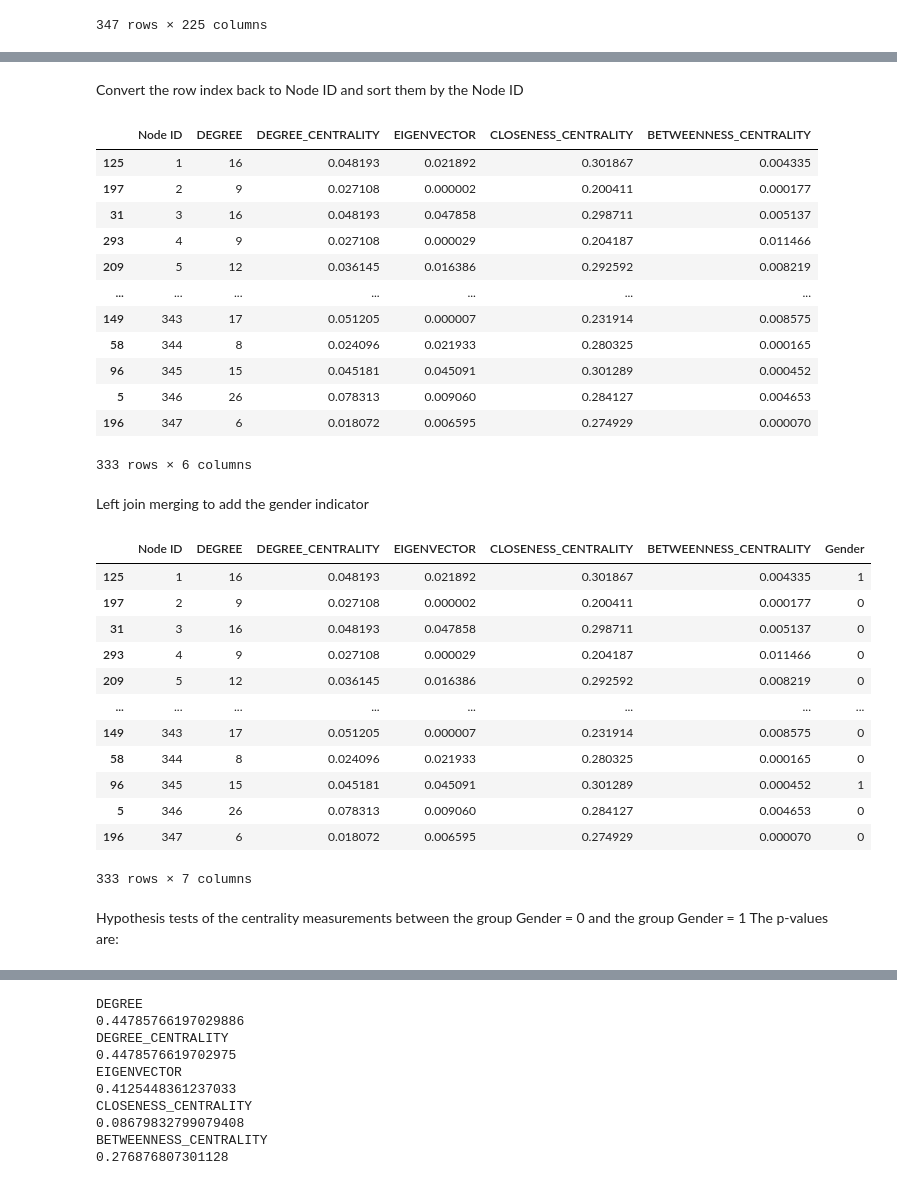
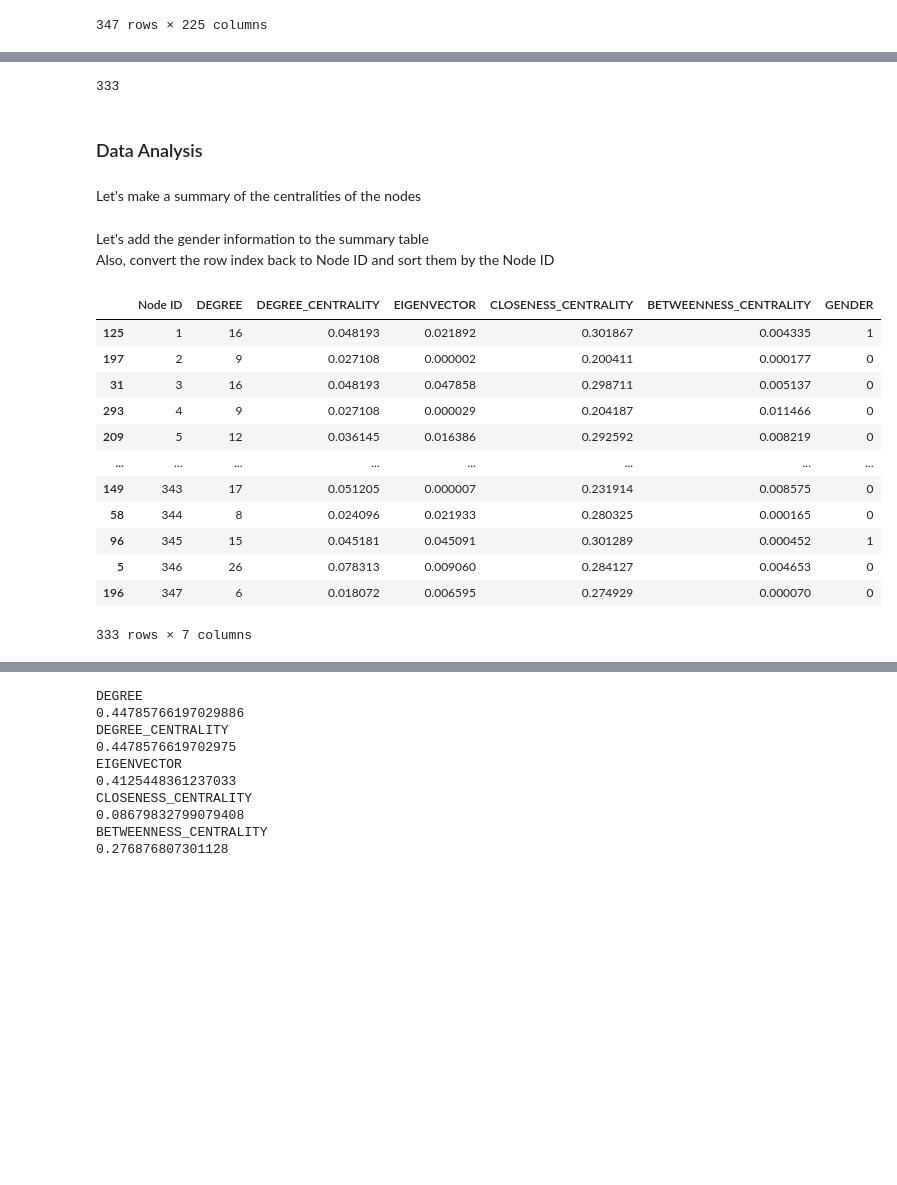
Before and after one commit to SamReeves/web_analytics, a Jupyter notebook: project 1/Project 1.ipynb, the cells around one changed output, grey strips where cells are left out. Drawn from its saved outputs; the diff is of its cells as text; code cells hidden in the pictures; blank space fills up the shorter version.

```diff
--- a/project 1/Project 1.ipynb
+++ b/project 1/Project 1.ipynb
@@ -62,8 +97,5 @@ Since the two gender features are mutually exclusive. We will only need to use 1
 # %%
 feature_gender = feature_full[[0,78]]
-
-feature_gender.columns = ['Node ID','Gender']
-
-feature_gender['Node ID'] = [int(i) for i in feature_gender['Node ID']]
-feature_gender['Gender'] = [int(i) for i in feature_gender['Gender']]
-feature_gender
+feature_gender[0] = [int(i) for i in feature_gender[0]]
+feature_gender[78] = [int(i) for i in feature_gender[78]]
+feature_gender = dict(zip(feature_gender[0], feature_gender[78]))
@@ -89,0 +112,3 @@ Run summary
+# %%
+for node in g.nodes:
+    g.nodes[node]['Gender'] = feature_gender[int(node)]
@@ -90,52 +117,43 @@ Run summary
+# %%
+nx.number_of_nodes(g)
+# %% [output]
+333
+# %% [markdown]
+### Data Analysis
+# %% [markdown]
+Let's make a summary of the centralities of the nodes
 # %%
 summarys = pd.DataFrame(dict(
     DEGREE = dict(g.degree),
     DEGREE_CENTRALITY = nx.degree_centrality(g),
     EIGENVECTOR = nx.eigenvector_centrality(g),
     CLOSENESS_CENTRALITY = nx.closeness_centrality(g),
-    BETWEENNESS_CENTRALITY = nx.betweenness_centrality(g),
+    BETWEENNESS_CENTRALITY = nx.betweenness_centrality(g)
 ))
+#code used is from
+#https://stackoverflow.com/questions/51974825/networkx-pandas-cant-output-the-degree-of-the-nodes-into-a-txt-file-error
 # %% [markdown]
-Convert the row index back to Node ID and sort them by the Node ID
+Let's add the gender information to the summary table <br>
+Also, convert the row index back to Node ID and sort them by the Node ID
 # %%
+summarys['GENDER'] = [g.nodes[node]['Gender'] for node in g.nodes]
 summarys.reset_index(inplace=True)
 summarys['index'] = [int(i) for i in summarys['index']]
 summarys = summarys.sort_values(by = 'index')
 summarys = summarys.rename(columns={"index":"Node ID"})
+
 summarys
 # %% [output]
-|  | Node ID | DEGREE | DEGREE_CENTRALITY | EIGENVECTOR | CLOSENESS_CENTRALITY | BETWEENNESS_CENTRALITY |
-| 125 | 1 | 16 | 0.048193 | 0.021892 | 0.301867 | 0.004335 |
-| 197 | 2 | 9 | 0.027108 | 0.000002 | 0.200411 | 0.000177 |
-| 31 | 3 | 16 | 0.048193 | 0.047858 | 0.298711 | 0.005137 |
-| 293 | 4 | 9 | 0.027108 | 0.000029 | 0.204187 | 0.011466 |
-| 209 | 5 | 12 | 0.036145 | 0.016386 | 0.292592 | 0.008219 |
-| ... | ... | ... | ... | ... | ... | ... |
-| 149 | 343 | 17 | 0.051205 | 0.000007 | 0.231914 | 0.008575 |
-| 58 | 344 | 8 | 0.024096 | 0.021933 | 0.280325 | 0.000165 |
-| 96 | 345 | 15 | 0.045181 | 0.045091 | 0.301289 | 0.000452 |
-| 5 | 346 | 26 | 0.078313 | 0.009060 | 0.284127 | 0.004653 |
-| 196 | 347 | 6 | 0.018072 | 0.006595 | 0.274929 | 0.000070 |
+|  | Node ID | DEGREE | DEGREE_CENTRALITY | EIGENVECTOR | CLOSENESS_CENTRALITY | BETWEENNESS_CENTRALITY | GENDER |
+| 125 | 1 | 16 | 0.048193 | 0.021892 | 0.301867 | 0.004335 | 1 |
+| 197 | 2 | 9 | 0.027108 | 0.000002 | 0.200411 | 0.000177 | 0 |
+| 31 | 3 | 16 | 0.048193 | 0.047858 | 0.298711 | 0.005137 | 0 |
+| 293 | 4 | 9 | 0.027108 | 0.000029 | 0.204187 | 0.011466 | 0 |
+| 209 | 5 | 12 | 0.036145 | 0.016386 | 0.292592 | 0.008219 | 0 |
+| ... | ... | ... | ... | ... | ... | ... | ... |
+| 149 | 343 | 17 | 0.051205 | 0.000007 | 0.231914 | 0.008575 | 0 |
+| 58 | 344 | 8 | 0.024096 | 0.021933 | 0.280325 | 0.000165 | 0 |
+| 96 | 345 | 15 | 0.045181 | 0.045091 | 0.301289 | 0.000452 | 1 |
+| 5 | 346 | 26 | 0.078313 | 0.009060 | 0.284127 | 0.004653 | 0 |
+| 196 | 347 | 6 | 0.018072 | 0.006595 | 0.274929 | 0.000070 | 0 |
-333 rows × 6 columns
+333 rows × 7 columns
-# %% [markdown]
-Left join merging to add the gender indicator
-# %%
-summarys = summarys.join(feature_gender.set_index('Node ID'), on = 'Node ID')
-summarys
-# %% [output]
-|  | Node ID | DEGREE | DEGREE_CENTRALITY | EIGENVECTOR | CLOSENESS_CENTRALITY | BETWEENNESS_CENTRALITY | Gender |
-| 125 | 1 | 16 | 0.048193 | 0.021892 | 0.301867 | 0.004335 | 1 |
-| 197 | 2 | 9 | 0.027108 | 0.000002 | 0.200411 | 0.000177 | 0 |
-| 31 | 3 | 16 | 0.048193 | 0.047858 | 0.298711 | 0.005137 | 0 |
-| 293 | 4 | 9 | 0.027108 | 0.000029 | 0.204187 | 0.011466 | 0 |
-| 209 | 5 | 12 | 0.036145 | 0.016386 | 0.292592 | 0.008219 | 0 |
-| ... | ... | ... | ... | ... | ... | ... | ... |
-| 149 | 343 | 17 | 0.051205 | 0.000007 | 0.231914 | 0.008575 | 0 |
-| 58 | 344 | 8 | 0.024096 | 0.021933 | 0.280325 | 0.000165 | 0 |
-| 96 | 345 | 15 | 0.045181 | 0.045091 | 0.301289 | 0.000452 | 1 |
-| 5 | 346 | 26 | 0.078313 | 0.009060 | 0.284127 | 0.004653 | 0 |
-| 196 | 347 | 6 | 0.018072 | 0.006595 | 0.274929 | 0.000070 | 0 |
-333 rows × 7 columns
-# %% [markdown]
-Hypothesis tests of the centrality measurements between the group Gender = 0 and the group Gender = 1
-The p-values are:
```
Also changed, not shown: parts of 46 cells of this notebook.
